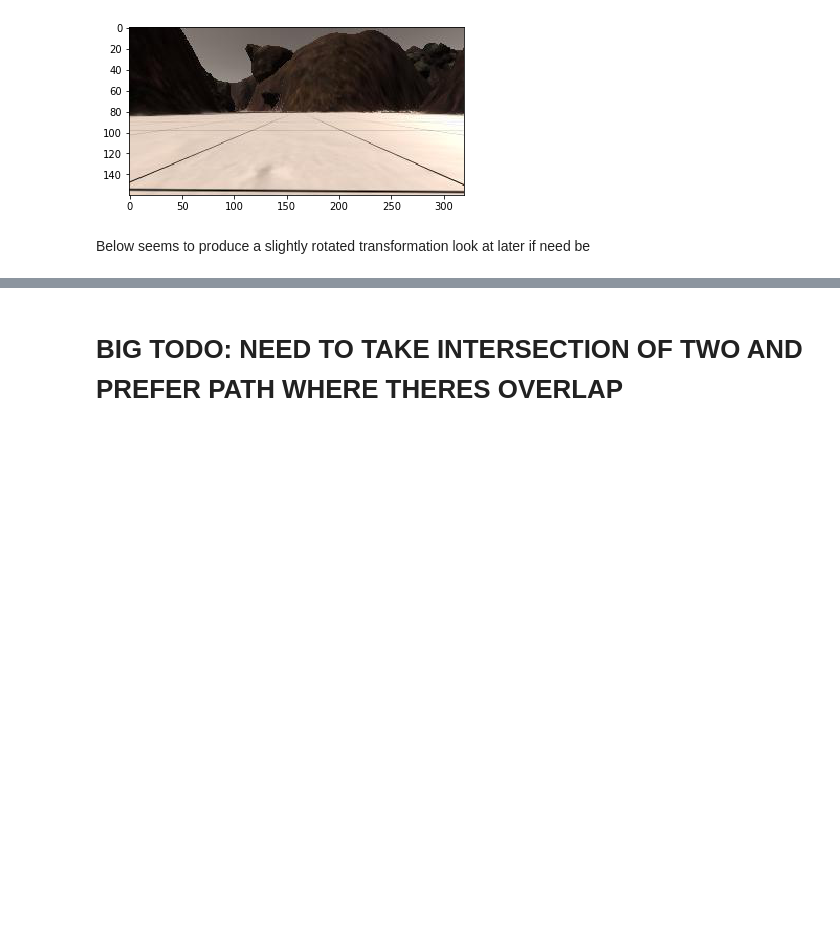
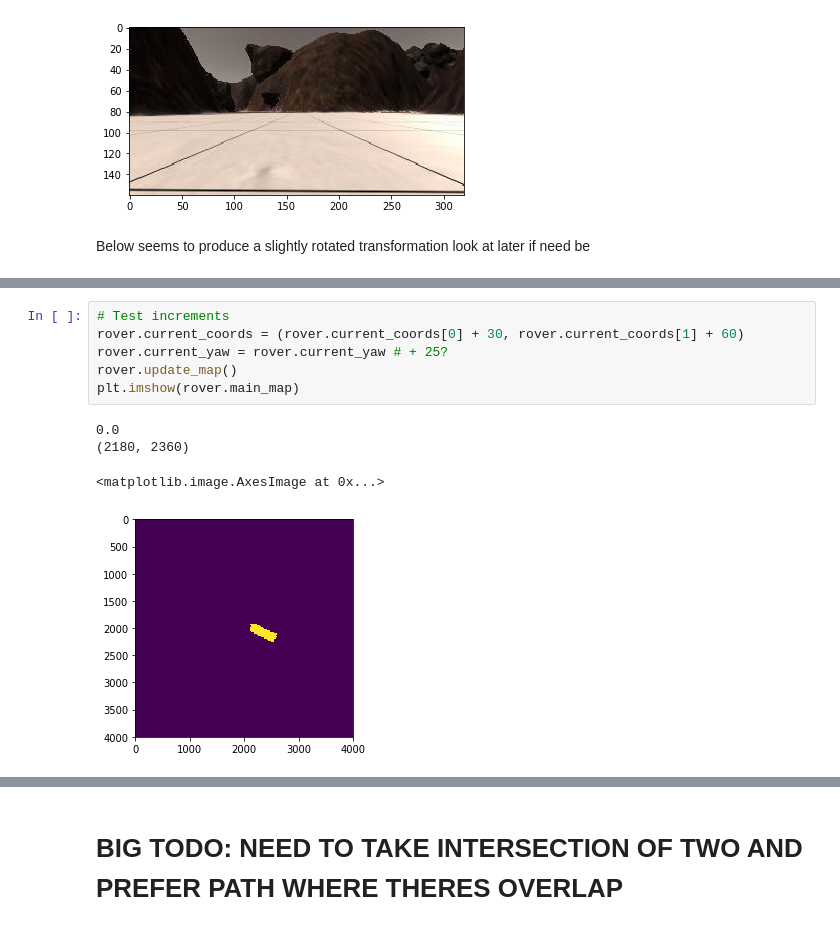
Before and after one commit to d13sl0w/RoboND-Rover-Project, a Jupyter notebook: code/Rover_Scratch_Space.ipynb, the cells around one changed output, grey strips where cells are left out. Saved outputs shown, nothing was run; the diff lists cells and outputs as text; blank space fills up the shorter version.

```diff
--- a/code/Rover_Scratch_Space.ipynb
+++ b/code/Rover_Scratch_Space.ipynb
@@ -53,3 +64,14 @@ plt.imshow(rover.main_map)
+# %%
+# Test increments
+rover.current_coords = (rover.current_coords[0] + 30, rover.current_coords[1] + 60)
+rover.current_yaw = rover.current_yaw # + 25?
+rover.update_map()
+plt.imshow(rover.main_map)
+# %% [output]
+0.0
+(2180, 2360)
+<matplotlib.image.AxesImage at 0x...>
+[figure, added]
 # %%
 class NASARover():
     def __init__(self, init_coords, init_yaw):
```
Also changed, not shown: parts of 5 cells of this notebook.
